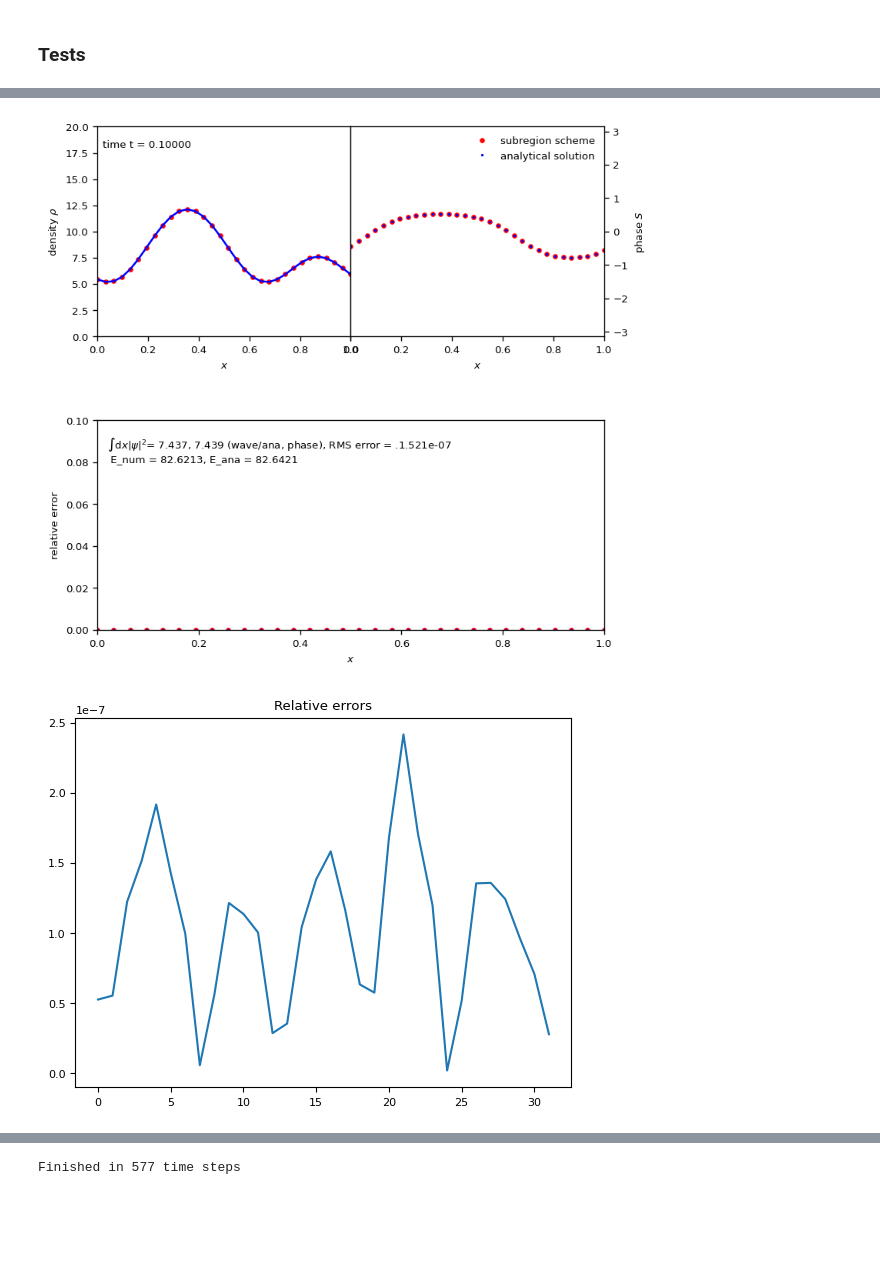
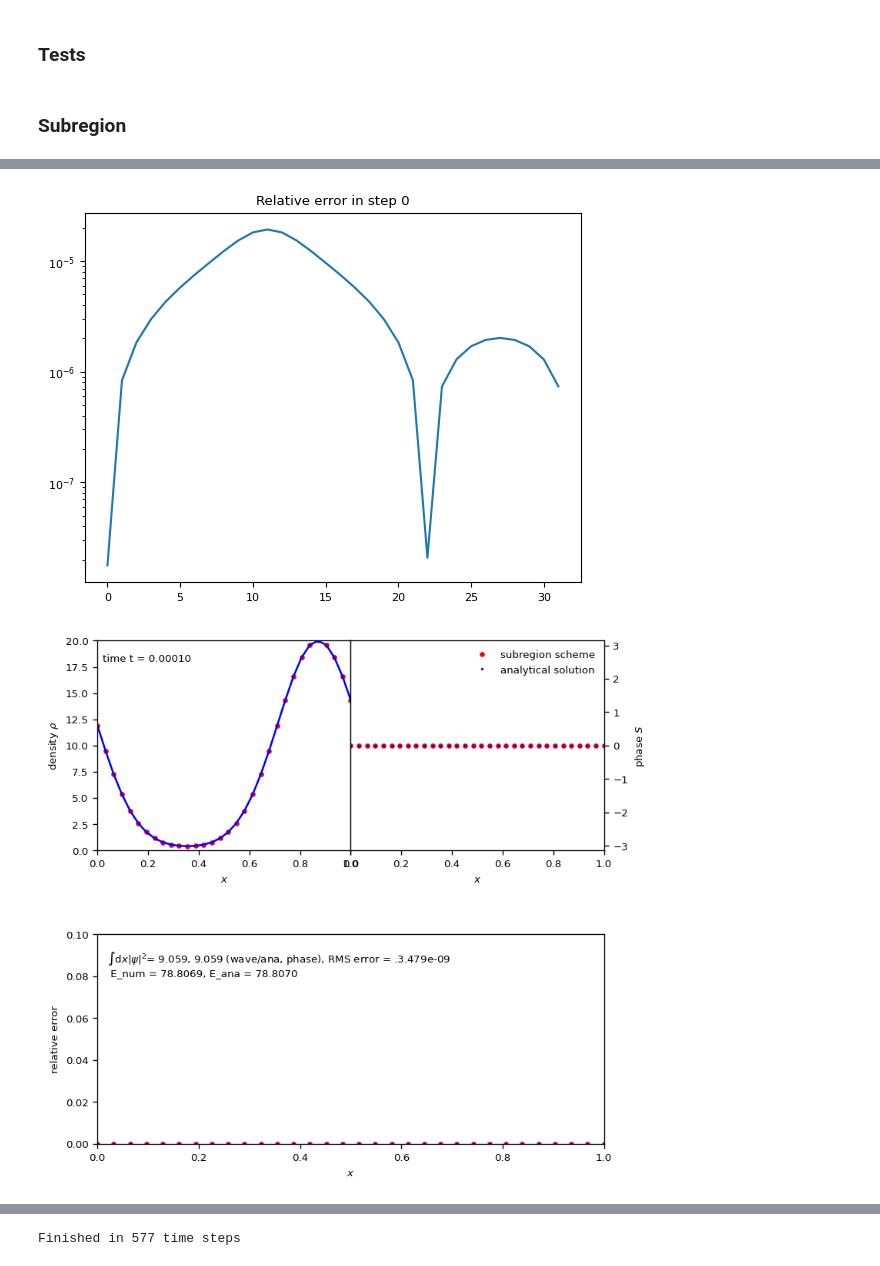
Before and after one commit to KunkelAlexander/fdm-hybrid-scheme, a Jupyter notebook: dirichlet_spectral.ipynb, the cells around one changed output, grey strips where cells are left out. Drawn from its saved outputs; the diff is of its cells as text; code cells hidden in the pictures; blank space fills up the shorter version.

```diff
--- a/dirichlet_spectral.ipynb
+++ b/dirichlet_spectral.ipynb
@@ -549,8 +589,10 @@ class DFTScheme(Scheme):
         self.hom_lb                     = config.get("hom_lb", 0)
         self.hom_rb                     = config.get("hom_rb", 0)
         self.useFilter                  = config.get("useFilter", False)
+        self.filterIndex                = config.get("filterIndex", 0)
         self.filterOrder                = config.get("filterOrder", 8)
         self.filterDecay                = config.get("filterDecay", 32)
+        self.expExpansionOrder          = config.get("expExpansionOrder", -1)
 
 
     def step(self, dt):
@@ -587,7 +629,7 @@ class DFTScheme(Scheme):
         hom, ind1, ind2   = sd.selectBC(hom, self.BC)
 
         #Length of hom. part of psi after evolution is len(psi) - 2*fd_boundary - x
-        hom = evolveWavefunction(hom, dx, Coeff1, self.BC, debug = self.debugWavefunction, useFilter=self.useFilter, order = self.filterOrder, alpha = self.filterDecay)
+        hom = evolveWavefunction(hom, dx, Coeff1, self.BC, debug = self.debugWavefunction, expExpansionOrder = self.expExpansionOrder, useFilter=self.useFilter, filterIndex = self.filterIndex, filterOrder = self.filterOrder, filterDecay = self.filterDecay)
 
         #Discard padding
         hom = hom [ self.hom_lb : len(hom) - self.hom_rb + 1]
@@ -598,8 +640,10 @@ class DFTScheme(Scheme):
             #Taylor expansion coefficients of e^{i * dt * eta/2 * del_x**2}
             TaylorCoeff = [1/np.math.factorial(i) * Coeff1**i for i in range(inh.shape[0])]
             inh         = np.sum(multiply_along_axis(inh, TaylorCoeff, axis = 0), axis= 0)
+        elif self.mode == sd.M_PLANE_WAVE or self.mode == sd.M_COSINE:
+            inh = poly(*self.grid, 0, dt)[ lind : N + rind]
         else:
-            inh = poly(*self.grid, 0, dt)[ lind : N + rind]
+            raise ValueError("Unsupported mode in DFT scheme")
 
         self.psi[ lind : N + rind ]                = self.psi[ lind : N + rind ] + inh
 
@@ -607,7 +651,7 @@ class DFTScheme(Scheme):
 
 
     def getName(self):
-        return "buffered dft scheme"
+        return "dft scheme"
 
 class SubregionScheme(Scheme):
     def __init__(self, config, generateIC, scheme = DFTScheme):
@@ -655,7 +699,7 @@ class SubregionScheme(Scheme):
         self.debugWavefunction = False
         self.debugShiftfunction = False
         self.counter = 0
-        self.freq = 200
+        self.freq = 1000
 
 
     #def getUpdatedFields(self, t, dt, old_psi):
@@ -803,5 +850,7 @@ Finished in 6554 time steps
 # %% [markdown]
 ### Tests
+# %% [markdown]
+### Subregion
 # %%
 
 def scaledPlaneWave(x, dx, t, m = 1, hbar = 1,  x0=5, alpha= 1/20, eps=0, L=10, N=100):
@@ -838,9 +887,15 @@ c["densityYlim"]                = [0, 20]
 c["printGrid"]                  = False
 c["useAdaptiveTimestep"]        = True
 c["timeOrder"]                  = 1
+c["useAdaptiveTimestep"]        = True
+c["useFilter"]                  = True
+c["filterOrder"]                = 12
+c["filterDecay"]                = 32
+c["filterIndex"]                = 0
+c["expExpansionOrder"]          = -1
 scheme = SubregionScheme(c, periodic1DGaussian, DFTScheme)
 scheme.debugShiftfunction = False
-scheme.run()
+scheme.step(1e-4)
 animation.drawFrame(scheme)
 plt.show()
 plt.title("Relative errors")
@@ -851,2 +905,2 @@ Finished in 577 time steps
-[figure, old version]
+[figure, new version]
-[figure, old version]
+[figure, new version]
```
Also changed, not shown: parts of 5 cells of this notebook, 5 other files.
